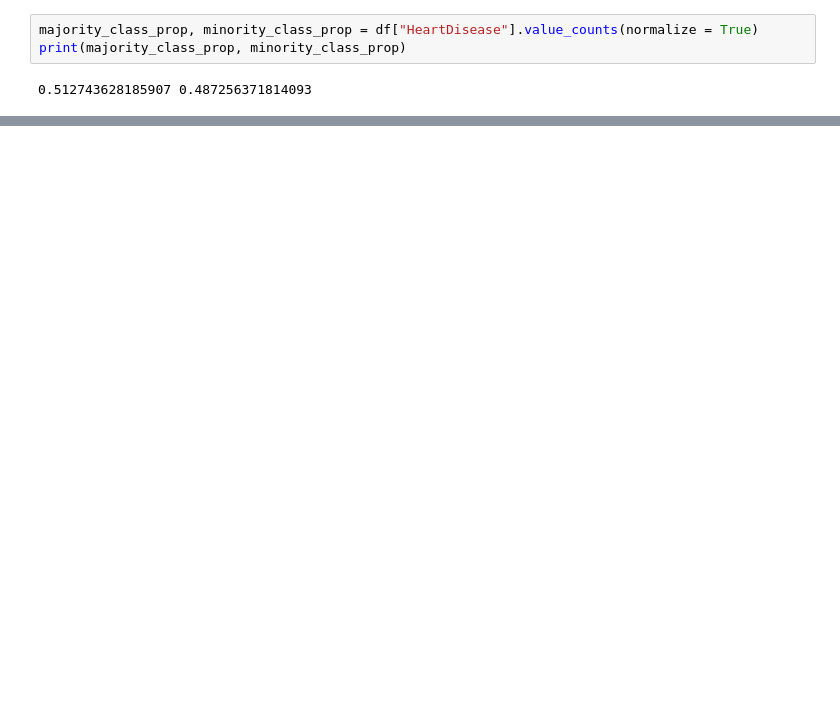
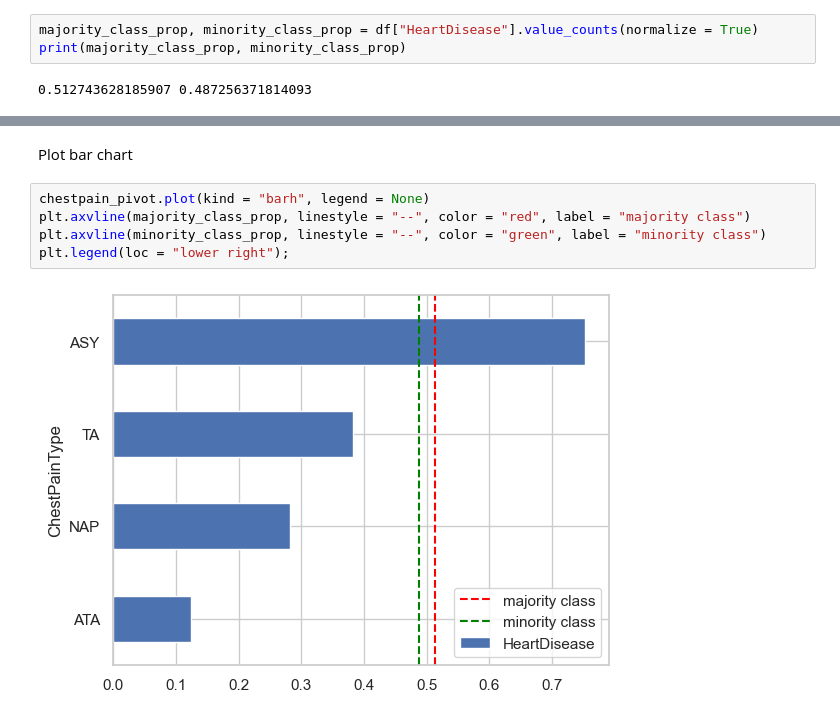
Before and after one commit to vin-olot/Projects, a Jupyter notebook: Heart Failure Prediction.ipynb, the cells around one changed output, grey strips where cells are left out. Cells and saved outputs as stored; diff of their text form; blank space fills up the shorter version.

```diff
--- a/Heart Failure Prediction.ipynb
+++ b/Heart Failure Prediction.ipynb
@@ -163,0 +172,9 @@ sex_pivot
+# %% [markdown]
+Plot bar chart
+# %%
+chestpain_pivot.plot(kind = "barh", legend = None)
+plt.axvline(majority_class_prop, linestyle = "--", color = "red", label = "majority class")
+plt.axvline(minority_class_prop, linestyle = "--", color = "green", label = "minority class")
+plt.legend(loc = "lower right");
+# %% [output]
+[figure, added]
```
Also changed, not shown: parts of 6 cells of this notebook.
